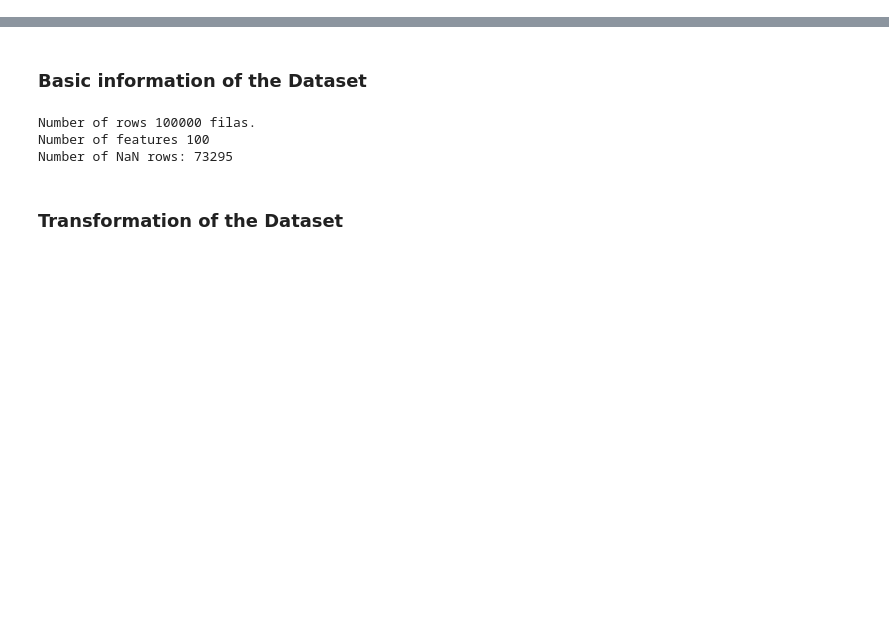
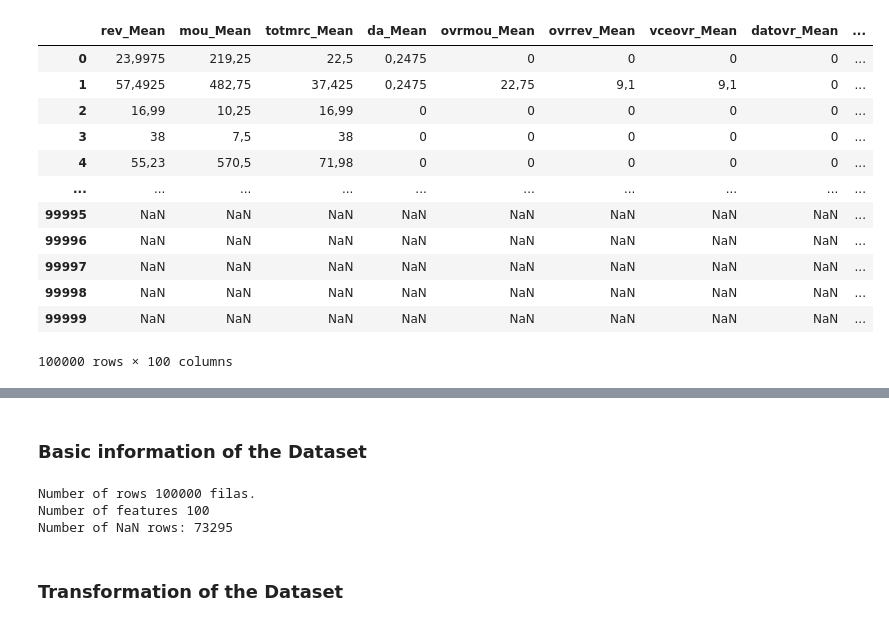
Before and after one commit to CarlosCobParro/airflow-on-k8s, a Jupyter notebook: AI-part/Code.ipynb, the cells around one changed output, grey strips where cells are left out. Cells and saved outputs as stored; diff of their text form; code cells hidden in the pictures; blank space fills up the shorter version.

```diff
--- a/AI-part/Code.ipynb
+++ b/AI-part/Code.ipynb
@@ -13,3 +16,19 @@ from sklearn.metrics import accuracy_score, precision_score, recall_score, f1_sc
 # %%
 dataset_path = 'dataset.csv'
 df = pd.read_csv(dataset_path, sep=';')
+# %%
+df
+# %% [output]
+|  | rev_Mean | mou_Mean | totmrc_Mean | da_Mean | ovrmou_Mean | ovrrev_Mean | vceovr_Mean | datovr_Mean | ... |
+| 0 | 23,9975 | 219,25 | 22,5 | 0,2475 | 0 | 0 | 0 | 0 | ... |
+| 1 | 57,4925 | 482,75 | 37,425 | 0,2475 | 22,75 | 9,1 | 9,1 | 0 | ... |
+| 2 | 16,99 | 10,25 | 16,99 | 0 | 0 | 0 | 0 | 0 | ... |
+| 3 | 38 | 7,5 | 38 | 0 | 0 | 0 | 0 | 0 | ... |
+| 4 | 55,23 | 570,5 | 71,98 | 0 | 0 | 0 | 0 | 0 | ... |
+| ... | ... | ... | ... | ... | ... | ... | ... | ... | ... |
+| 99995 | NaN | NaN | NaN | NaN | NaN | NaN | NaN | NaN | ... |
+| 99996 | NaN | NaN | NaN | NaN | NaN | NaN | NaN | NaN | ... |
+| 99997 | NaN | NaN | NaN | NaN | NaN | NaN | NaN | NaN | ... |
+| 99998 | NaN | NaN | NaN | NaN | NaN | NaN | NaN | NaN | ... |
+| 99999 | NaN | NaN | NaN | NaN | NaN | NaN | NaN | NaN | ... |
+100000 rows × 100 columns
```
Also changed, not shown: parts of 30 cells of this notebook.
